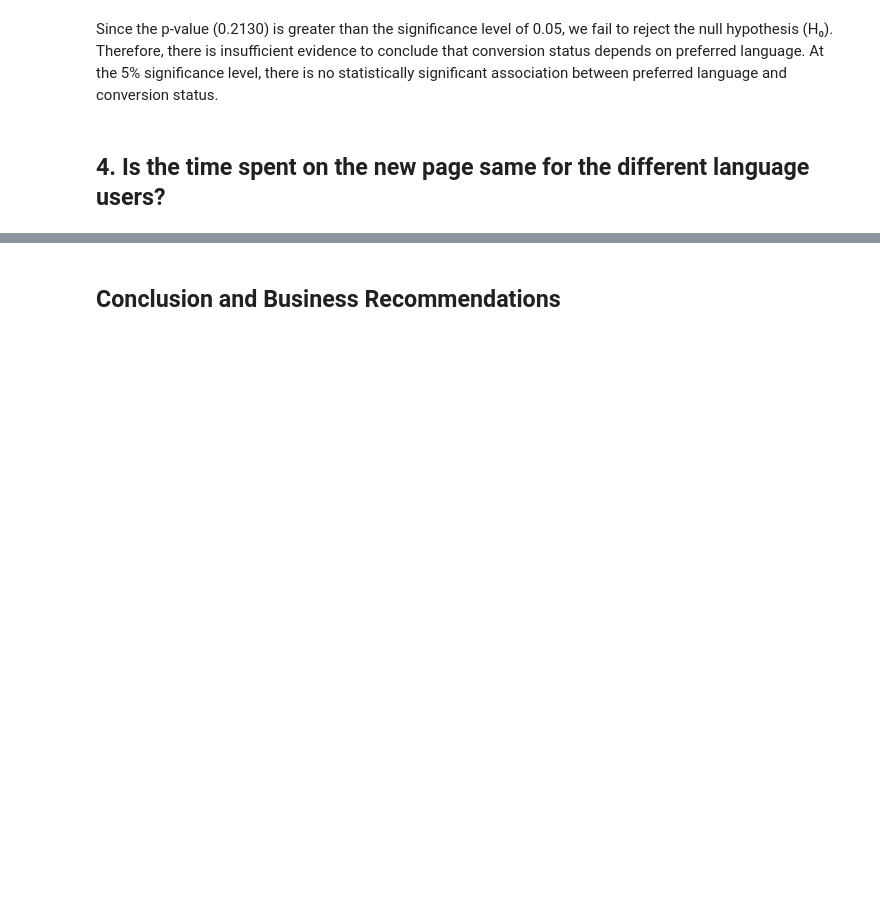
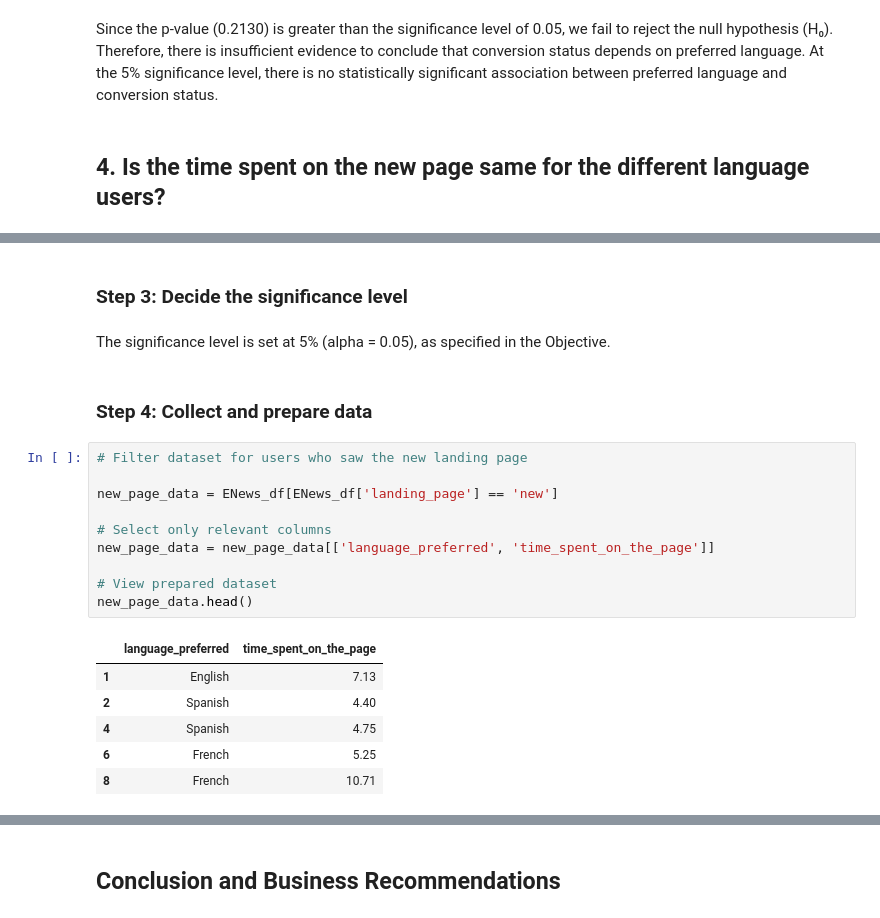
Before and after one commit to Irene-coder-dot/E-News-Express, a Jupyter notebook: ENews_Express_Learner_Notebook_Full_Code.ipynb, the cells around one changed output, grey strips where cells are left out. Drawn from its saved outputs; the diff is of its cells as text; blank space fills up the shorter version.

```diff
--- a/ENews_Express_Learner_Notebook_Full_Code.ipynb
+++ b/ENews_Express_Learner_Notebook_Full_Code.ipynb
@@ -1031,0 +1094,23 @@ Since the p-value (0.2130) is greater than the significance level of 0.05, we fa
+# %% [markdown]
+### Step 3: Decide the significance level
+# %% [markdown]
+The significance level is set at 5% (alpha = 0.05), as specified in the Objective.
+# %% [markdown]
+### Step 4: Collect and prepare data
+# %%
+# Filter dataset for users who saw the new landing page
+
+new_page_data = ENews_df[ENews_df['landing_page'] == 'new']
+
+# Select only relevant columns
+new_page_data = new_page_data[['language_preferred', 'time_spent_on_the_page']]
+
+# View prepared dataset
+new_page_data.head()
+# %% [output]
+|  | language_preferred | time_spent_on_the_page |
+| 1 | English | 7.13 |
+| 2 | Spanish | 4.40 |
+| 4 | Spanish | 4.75 |
+| 6 | French | 5.25 |
+| 8 | French | 10.71 |
```
Also changed, not shown: parts of 21 cells of this notebook.
